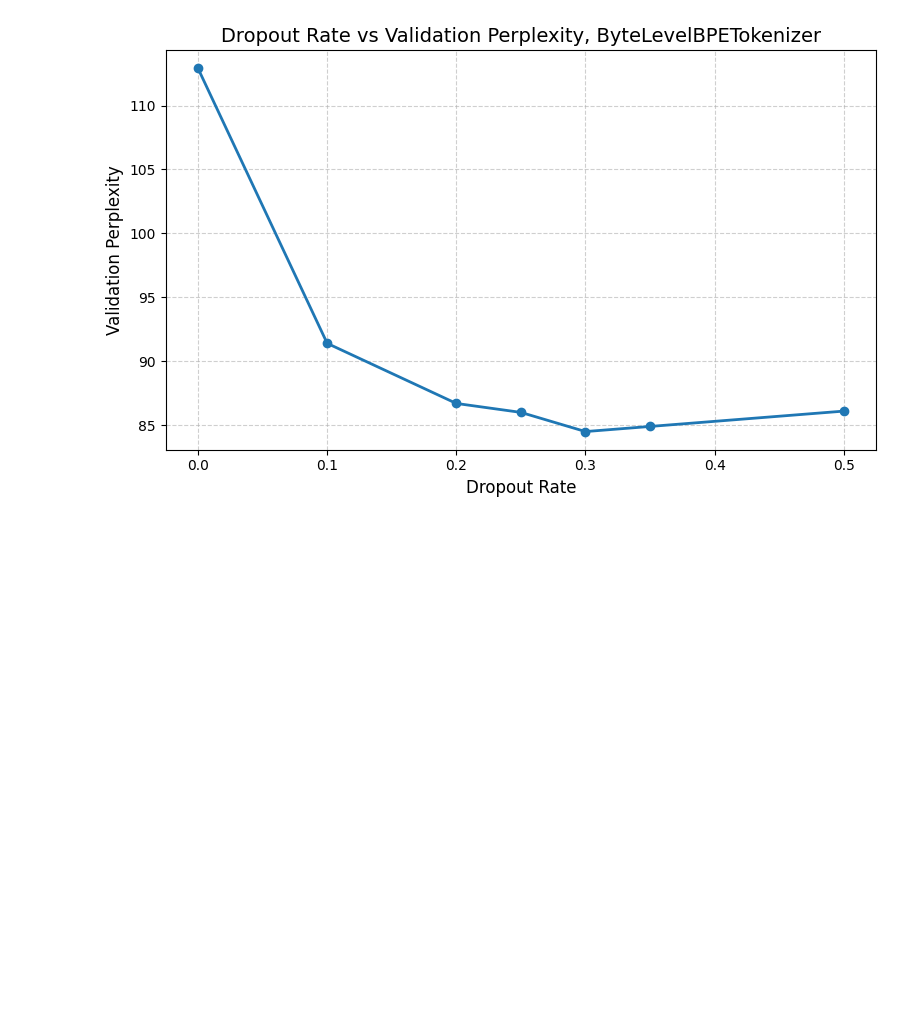
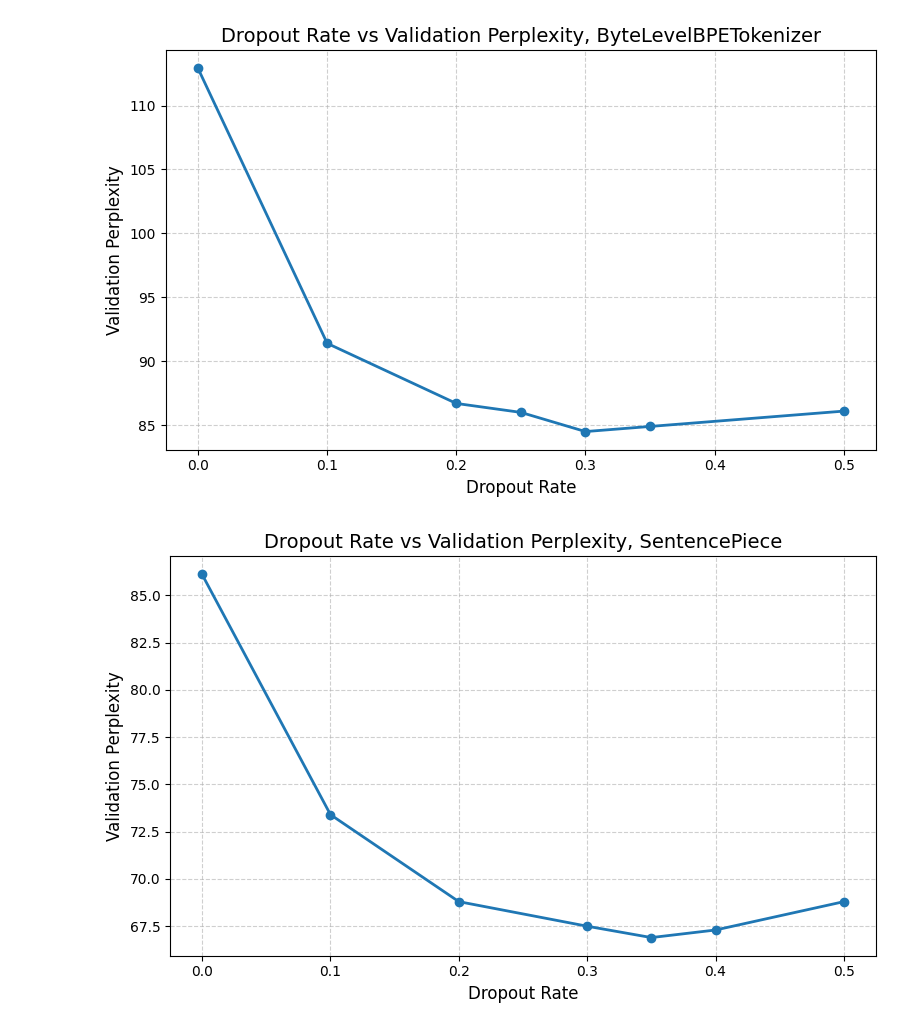
Before and after one commit to jorrynli/nlp-final, a Jupyter notebook: plot.ipynb, the cells around one changed output. Drawn from its saved outputs; the diff is of its cells as text; code cells hidden in the pictures; blank space fills up the shorter version.

Commit message:
update plot

```diff
--- a/plot.ipynb
+++ b/plot.ipynb
@@ -19,3 +19,22 @@ plt.tight_layout()
 plt.show()
 # %% [output]
 [figure]
+# %%
+
+dropout_rates = [0, 0.1, 0.2, 0.3, 0.35, 0.4, 0.5]        # x-axis: dropout rates
+val_perplexities = [86.1, 73.4, 68.8, 67.5, 66.9, 67.3, 68.8]  # y-axis: validation perplexities
+
+# ----------------------------------------------------
+
+plt.figure(figsize=(8, 5))
+plt.plot(dropout_rates, val_perplexities, marker='o', linestyle='-', linewidth=2)
+
+plt.xlabel("Dropout Rate", fontsize=12)
+plt.ylabel("Validation Perplexity", fontsize=12)
+plt.title("Dropout Rate vs Validation Perplexity, SentencePiece", fontsize=14)
+
+plt.grid(True, linestyle="--", alpha=0.6)
+plt.tight_layout()
+plt.show()
+# %% [output]
+[figure, added]
```
